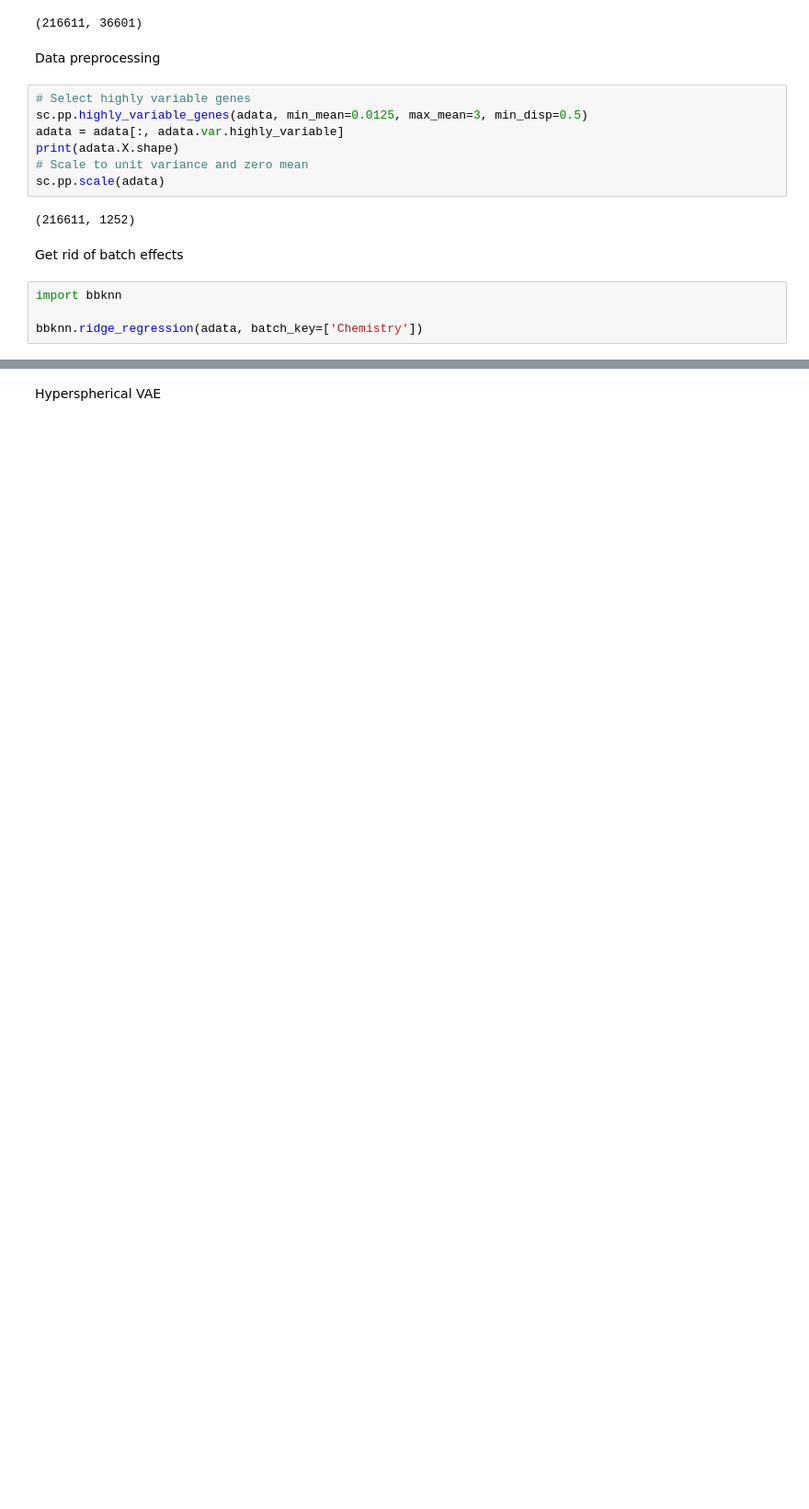
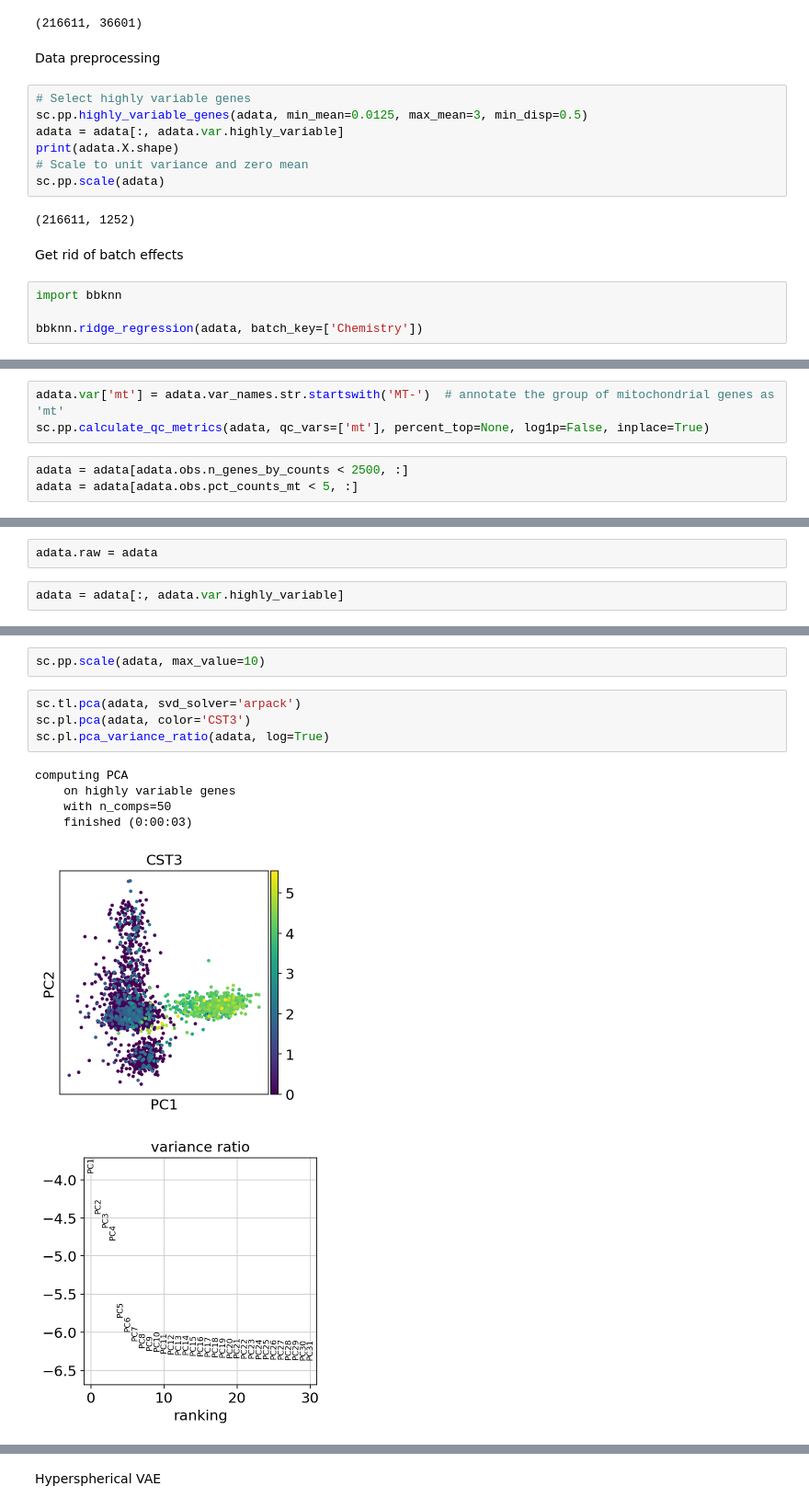
Before and after one commit to sbc806/cpsc-522-project, a Jupyter notebook: hyperspherical_vae_pytorch.ipynb, the cells around one changed output, grey strips where cells are left out. Shown at 92% size. Drawn from its saved outputs; the diff is of its cells as text; blank space fills up the shorter version.

```diff
--- a/hyperspherical_vae_pytorch.ipynb
+++ b/hyperspherical_vae_pytorch.ipynb
@@ -135,0 +182,6 @@ bbknn.ridge_regression(adata, batch_key=['Chemistry'])
+# %%
+adata.var['mt'] = adata.var_names.str.startswith('MT-')  # annotate the group of mitochondrial genes as 'mt'
+sc.pp.calculate_qc_metrics(adata, qc_vars=['mt'], percent_top=None, log1p=False, inplace=True)
+# %%
+adata = adata[adata.obs.n_genes_by_counts < 2500, :]
+adata = adata[adata.obs.pct_counts_mt < 5, :]
@@ -135,0 +205,4 @@ bbknn.ridge_regression(adata, batch_key=['Chemistry'])
+# %%
+adata.raw = adata
+# %%
+adata = adata[:, adata.var.highly_variable]
@@ -135,0 +215,13 @@ bbknn.ridge_regression(adata, batch_key=['Chemistry'])
+# %%
+sc.pp.scale(adata, max_value=10)
+# %%
+sc.tl.pca(adata, svd_solver='arpack')
+sc.pl.pca(adata, color='CST3')
+sc.pl.pca_variance_ratio(adata, log=True)
+# %% [output]
+computing PCA
+    on highly variable genes
+    with n_comps=50
+    finished (0:00:03)
+[figure, added]
+[figure, added]
```
Also changed, not shown: parts of 27 cells of this notebook.
